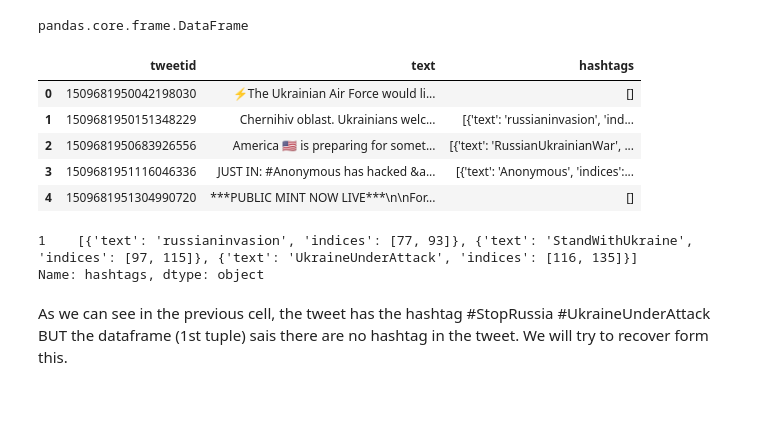
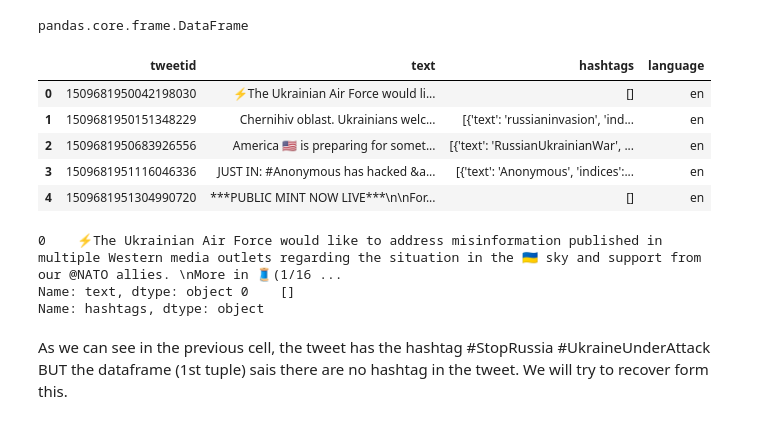
Before and after one commit to fedeflowers/Project_Algorithms_for_massive_datasets, a Jupyter notebook: PROGETTO_AMD.ipynb, the cells around one changed output. Saved outputs shown, nothing was run; the diff lists cells and outputs as text; code cells hidden in the pictures.

```diff
--- a/PROGETTO_AMD.ipynb
+++ b/PROGETTO_AMD.ipynb
@@ -138,20 +124,21 @@ type(df)
 # %% [output]
 pandas.core.frame.DataFrame
 # %%
-df = df[['tweetid', 'text', 'hashtags']] #keep only 3 columns
+df = df[['tweetid', 'text', 'hashtags','language']] #keep only 3 columns
 df.head()
 # %% [output]
-|  | tweetid | text | hashtags |
-| 0 | 1509681950042198030 | ⚡The Ukrainian Air Force would li... | [] |
-| 1 | 1509681950151348229 | Chernihiv oblast. Ukrainians welc... | [{'text': 'russianinvasion', 'ind... |
-| 2 | 1509681950683926556 | America 🇺🇸 is preparing for somet... | [{'text': 'RussianUkrainianWar', ... |
-| 3 | 1509681951116046336 | JUST IN: #Anonymous has hacked &a... | [{'text': 'Anonymous', 'indices':... |
-| 4 | 1509681951304990720 | ***PUBLIC MINT NOW LIVE***\n\nFor... | [] |
+|  | tweetid | text | hashtags | language |
+| 0 | 1509681950042198030 | ⚡The Ukrainian Air Force would li... | [] | en |
+| 1 | 1509681950151348229 | Chernihiv oblast. Ukrainians welc... | [{'text': 'russianinvasion', 'ind... | en |
+| 2 | 1509681950683926556 | America 🇺🇸 is preparing for somet... | [{'text': 'RussianUkrainianWar', ... | en |
+| 3 | 1509681951116046336 | JUST IN: #Anonymous has hacked &a... | [{'text': 'Anonymous', 'indices':... | en |
+| 4 | 1509681951304990720 | ***PUBLIC MINT NOW LIVE***\n\nFor... | [] | en |
 # %%
 pd.options.display.max_colwidth = 1200
-df[df['tweetid']==1509681950151348229		]["hashtags"]
+print(df[df['tweetid']==	1509681950042198030]["text"],df[df['tweetid']==	1509681950042198030]["hashtags"])
 # %% [output]
-1    [{'text': 'russianinvasion', 'indices': [77, 93]}, {'text': 'StandWithUkraine️', 'indices': [97, 115]}, {'text': 'UkraineUnderAttack', 'indices': [116, 135]}]
+0    ⚡The Ukrainian Air Force would like to address misinformation published in multiple Western media outlets regarding the situation in the 🇺🇦 sky and support from our @NATO allies. \nMore in 🧵(1/16 ...
+Name: text, dtype: object 0    []
 Name: hashtags, dtype: object
 # %% [markdown]
 As we can see in the previous cell, the tweet has the hashtag #StopRussia #UkraineUnderAttaсk BUT the dataframe (1st tuple) sais there are no hashtag in the tweet. We will try to recover form this.
```
Also changed, not shown: parts of 66 cells of this notebook.
